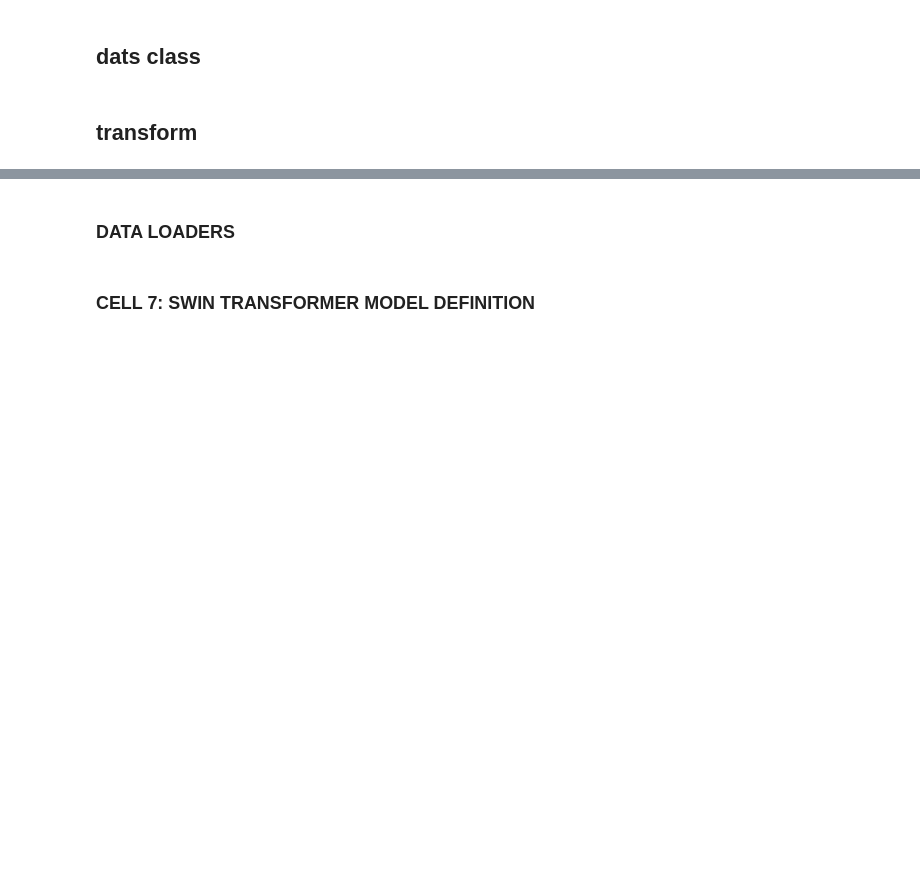
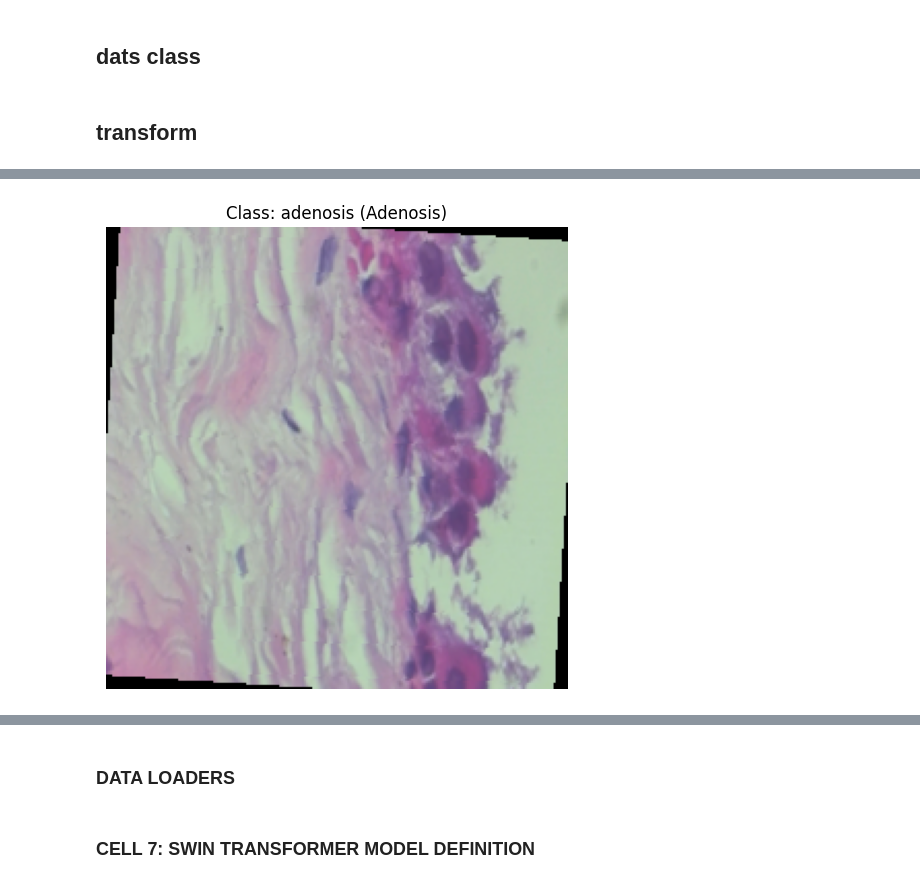
Before and after one commit to faz-99/densnet-thesis, a Jupyter notebook: notebooks/denlsnet_explainability_analysis.ipynb, the cells around one changed output, grey strips where cells are left out. Drawn from its saved outputs; the diff is of its cells as text; code cells hidden in the pictures; blank space fills up the shorter version.

```diff
--- a/notebooks/denlsnet_explainability_analysis.ipynb
+++ b/notebooks/denlsnet_explainability_analysis.ipynb
@@ -1364,7 +1368,7 @@ class Config:
     CHECKPOINT_DIR = os.path.join(RESULTS_DIR, "checkpoints")
     METRICS_DIR = os.path.join(RESULTS_DIR, "metrics")
     PLOTS_DIR = os.path.join(RESULTS_DIR, "plots")
-    DATA_DIR = "BreaKHis_v1"  # Your dataset directory
+    DATA_DIR = "D:\thesis work\densnet-thesis\datatfull\BreaKHis_v1"  # Your dataset directory
 
     # Create directories if they don't exist
     for dir_path in [RESULTS_DIR, CHECKPOINT_DIR, METRICS_DIR, PLOTS_DIR]:
@@ -1773,0 +1810,97 @@ print(train_dataset.get_magnification_distribution())
+# %%
+# ============================================================================
+# CELL 5: DATA PREPROCESSING AND AUGMENTATION
+# ============================================================================
+
+def get_transforms():
+    """Get train and test transforms for histopathology images"""
+
+    # Training transforms with augmentation
+    train_transform = transforms.Compose([
+        transforms.Resize((config.IMG_SIZE, config.IMG_SIZE)),
+        transforms.RandomHorizontalFlip(p=0.5),
+        transforms.RandomVerticalFlip(p=0.5),
+        transforms.RandomRotation(degrees=15),
+        transforms.ColorJitter(brightness=0.2, contrast=0.2, saturation=0.2),
+        transforms.ToTensor(),
+        transforms.Normalize(mean=[0.485, 0.456, 0.406],
+                           std=[0.229, 0.224, 0.225])
+    ])
+
+    # Test/validation transforms (no augmentation)
+    test_transform = transforms.Compose([
+        transforms.Resize((config.IMG_SIZE, config.IMG_SIZE)),
+        transforms.ToTensor(),
+        transforms.Normalize(mean=[0.485, 0.456, 0.406],
+                           std=[0.229, 0.224, 0.225])
+    ])
+
+    return train_transform, test_transform
+
+# Test the dataset class with FIXED version
+print("Testing FIXED dataset class (400X only)...")
+print("="*60)
+
+# Create sample datasets - ONLY 400X
+train_transform, test_transform = get_transforms()
+
+# Create datasets with correct path
+train_dataset = BreakHisDataset(
+    base_path=r"D:\thesis work\densnet-thesis\datatfull\BreaKHis_v1",  # Use raw string
+    transform=train_transform,
+    magnification='400X',  # Only 400X
+    mode='train'
+)
+
+val_dataset = BreakHisDataset(
+    base_path=r"D:\thesis work\densnet-thesis\datatfull\BreaKHis_v1",
+    transform=test_transform,
+    magnification='400X',
+    mode='val'
+)
+
+test_dataset = BreakHisDataset(
+    base_path=r"D:\thesis work\densnet-thesis\datatfull\BreaKHis_v1",
+    transform=test_transform,
+    magnification='400X',
+    mode='test'
+)
+
+print(f"\n" + "="*60)
+print(f"Dataset sizes (400X only):")
+print(f"Training: {len(train_dataset)} images")
+print(f"Validation: {len(val_dataset)} images")
+print(f"Test: {len(test_dataset)} images")
+
+if len(train_dataset) > 0:
+    print(f"\nTraining class distribution:")
+    train_dist = train_dataset.get_class_distribution()
+
+    # Format nicely
+    print(f"{'Class':<25} {'Count':>6}")
+    print("-" * 35)
+    for cls, count in train_dist.items():
+        print(f"{cls:<25} {count:>6}")
+
+    print(f"\nTraining magnification distribution:")
+    print(train_dataset.get_magnification_distribution())
+
+    # Show a sample
+    print(f"\nShowing first sample from training set:")
+    train_dataset.show_sample(0)
+else:
+    print("\nERROR: No images loaded! Check the base_path.")
+
+    # Debug: Show what's in the base directory
+    base_path = r"D:\thesis work\densnet-thesis\datatfull\BreaKHis_v1"
+    if os.path.exists(base_path):
+        print(f"\nContents of {base_path}:")
+        for item in os.listdir(base_path):
+            item_path = os.path.join(base_path, item)
+            if os.path.isdir(item_path):
+                print(f"  📁 {item}/")
+            else:
+                print(f"  📄 {item}")
+    else:
+        print(f"\nERROR: Base path does not exist: {base_path}")
+# %% [output]
@@ -1773,0 +1924 @@ print(train_dataset.get_magnification_distribution())
+[figure, added]
```
Also changed, not shown: parts of 11 cells of this notebook.
